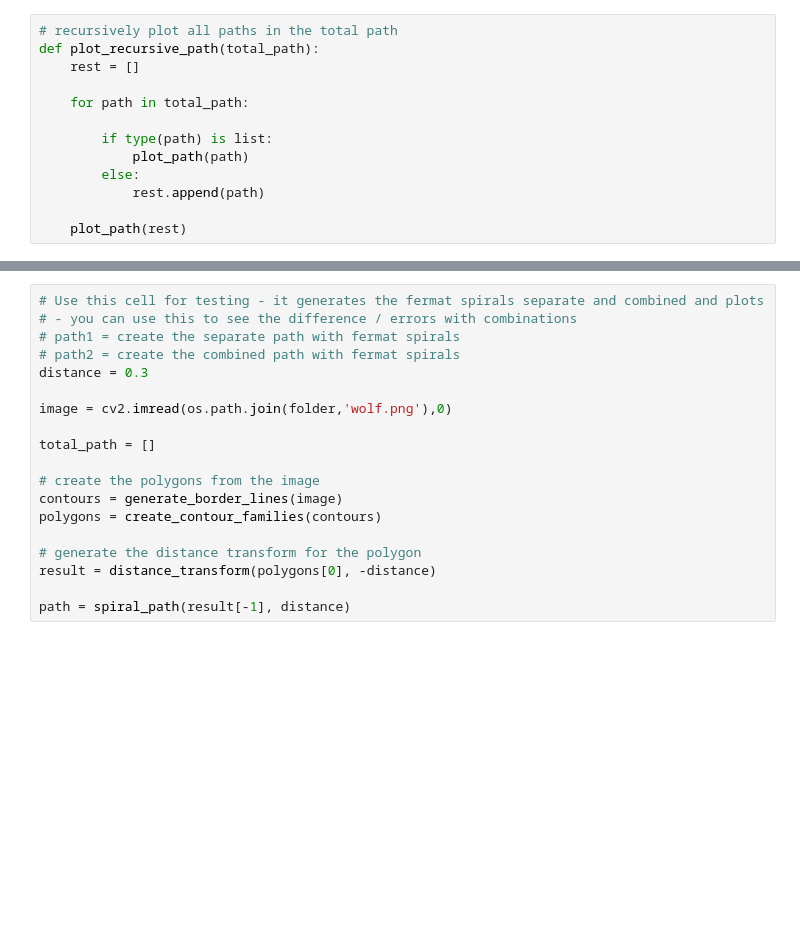
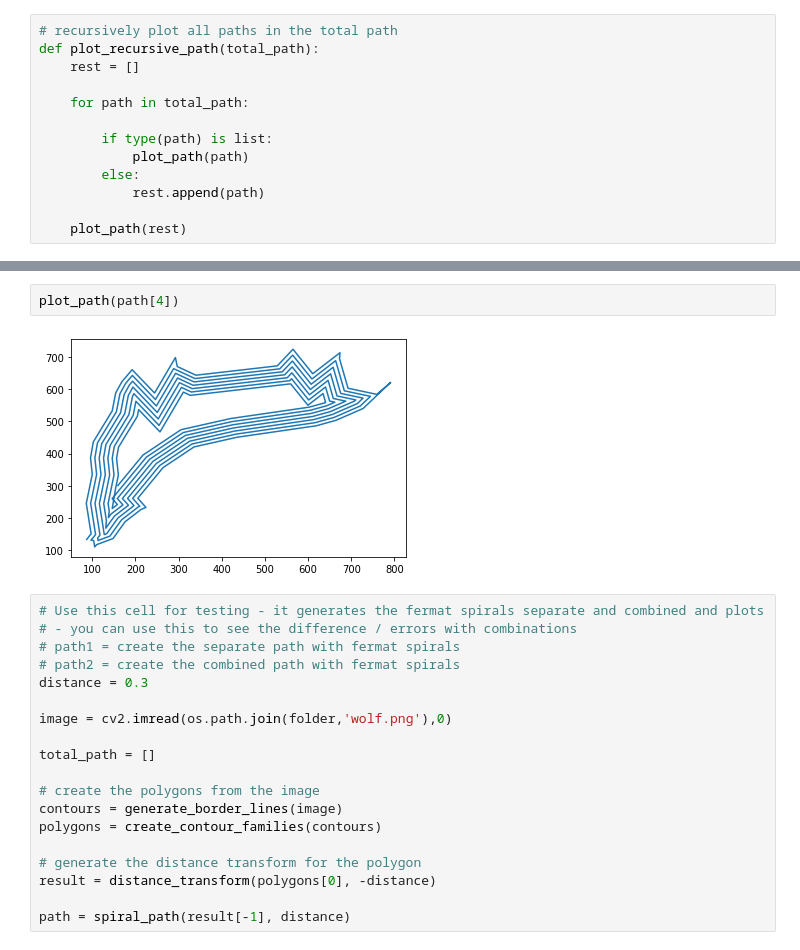
Before and after one commit to ejbosia/Fermat-Spirals, a Jupyter notebook: Fermat Spiral Paper.ipynb, the cells around one changed output, grey strips where cells are left out. Cells and saved outputs as stored; diff of their text form; blank space fills up the shorter version.

```diff
--- a/Fermat Spiral Paper.ipynb
+++ b/Fermat Spiral Paper.ipynb
@@ -364,3 +522,7 @@ plot_recursive_path(path)
+# %%
+plot_path(path[4])
+# %% [output]
+[figure, added]
 # %%
 # Use this cell for testing - it generates the fermat spirals separate and combined and plots
 # - you can use this to see the difference / errors with combinations
```
Also changed, not shown: parts of 8 cells of this notebook.
